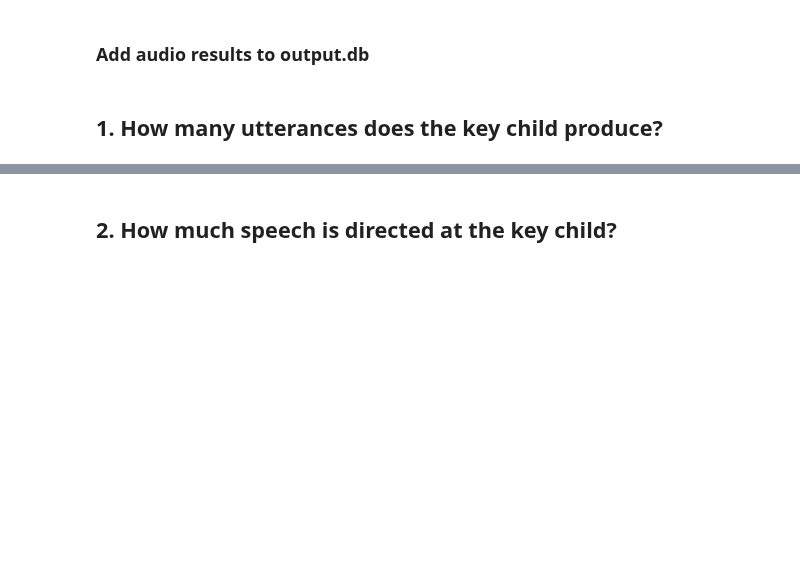
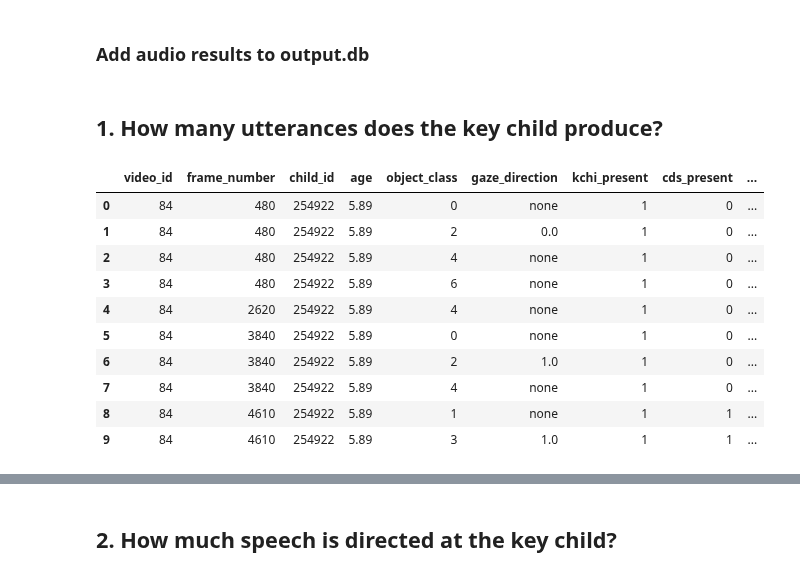
Before and after one commit to neleSuffo/naturalistic-social-analysis, a Jupyter notebook: notebooks/quantex_glmm.ipynb, the cells around one changed output, grey strips where cells are left out. Cells and saved outputs as stored; diff of their text form; code cells hidden in the pictures; blank space fills up the shorter version.

```diff
--- a/notebooks/quantex_glmm.ipynb
+++ b/notebooks/quantex_glmm.ipynb
@@ -157,0 +77,90 @@ utterance_01_df
+# %%
+
+query_01 = """
+WITH RandomSubjects AS (
+    SELECT DISTINCT s.child_id, s.video_name, v.video_id, s.age_at_recording
+    FROM Subjects s
+    JOIN Videos v ON s.video_name = v.video_path
+    ORDER BY RANDOM()
+    LIMIT 20
+),
+-- Ziehe alle möglichen Frames aus den Videos der RandomSubjects
+AllFrames AS (
+    SELECT
+        rs.child_id,
+        rs.video_id,
+        rs.age_at_recording,
+        f.frame_number
+    FROM RandomSubjects rs
+    JOIN (
+        -- Hier alle möglichen Frames pro Video bestimmen
+        SELECT video_id, frame_number
+        FROM Detections_with_speaker
+        GROUP BY video_id, frame_number
+    ) f ON rs.video_id = f.video_id
+),
+-- Ziehe zufällig 2000 Frames
+RandomFrames AS (
+    SELECT *
+    FROM AllFrames
+    ORDER BY RANDOM()
+    LIMIT 2000
+)
+SELECT
+    rf.video_id,
+    rf.frame_number,
+    rf.child_id,
+    rf.age_at_recording AS age,
+    COALESCE(d.object_class, 'none') AS object_class,
+    COALESCE(d.gaze_direction, 'none') AS gaze_direction,
+    COALESCE(d.KCHI, 0) AS kchi_present,
+    COALESCE(CASE WHEN d.FEM = 1 OR d.CHI = 1 OR d.MAL = 1 THEN 1 ELSE 0 END, 0) AS cds_present,
+    COALESCE(CASE WHEN d.proximity > 0.5 THEN 1 ELSE 0 END, 0) AS close_face_present,
+    COALESCE(CASE WHEN CAST(d.object_class AS INTEGER) = 0 THEN 1 ELSE 0 END, 0) AS child_present,
+    COALESCE(CASE WHEN CAST(d.object_class AS INTEGER) = 1 THEN 1 ELSE 0 END, 0) AS adult_present,
+    CASE
+        WHEN COALESCE(d.KCHI, 0) = 1
+             AND (
+                 COALESCE(d.FEM, 0) = 1 OR COALESCE(d.CHI, 0) = 1 OR COALESCE(d.MAL, 0) = 1
+                 OR COALESCE(d.proximity, 0) > 0.5
+                 OR COALESCE(CAST(d.object_class AS INTEGER), -1) = 0
+                 OR COALESCE(CAST(d.object_class AS INTEGER), -1) = 1
+             )
+            THEN 'social'
+        WHEN COALESCE(d.KCHI, 0) = 1 THEN 'alone'
+        ELSE 'none'
+    END AS play_context,
+    CASE
+        WHEN COALESCE(d.proximity, 0) > 0.5 THEN 'yes'
+        ELSE 'no'
+    END AS close_face_present_text,
+    CASE
+        WHEN COALESCE(CAST(d.object_class AS INTEGER), -1) = 1 THEN 'adult'
+        WHEN COALESCE(CAST(d.object_class AS INTEGER), -1) = 0 THEN 'child'
+        ELSE 'none'
+    END AS person_age_class
+FROM RandomFrames rf
+LEFT JOIN Detections_with_speaker d
+    ON rf.video_id = d.video_id
+   AND rf.frame_number = d.frame_number
+WHERE COALESCE(d.KCHI, 0) = 1
+ORDER BY rf.child_id, rf.video_id, rf.frame_number;
+"""
+
+# Load data
+with sqlite3.connect('/home/nele_pauline_suffo/outputs/detection_pipeline_results/detection_results.db') as conn:
+    utterance_01_df = pd.read_sql_query(query_01, conn)
+
+utterance_01_df.head(10)
+# %% [output]
+|  | video_id | frame_number | child_id | age | object_class | gaze_direction | kchi_present | cds_present | ... |
+| 0 | 84 | 480 | 254922 | 5.89 | 0 | none | 1 | 0 | ... |
+| 1 | 84 | 480 | 254922 | 5.89 | 2 | 0.0 | 1 | 0 | ... |
+| 2 | 84 | 480 | 254922 | 5.89 | 4 | none | 1 | 0 | ... |
+| 3 | 84 | 480 | 254922 | 5.89 | 6 | none | 1 | 0 | ... |
+| 4 | 84 | 2620 | 254922 | 5.89 | 4 | none | 1 | 0 | ... |
+| 5 | 84 | 3840 | 254922 | 5.89 | 0 | none | 1 | 0 | ... |
+| 6 | 84 | 3840 | 254922 | 5.89 | 2 | 1.0 | 1 | 0 | ... |
+| 7 | 84 | 3840 | 254922 | 5.89 | 4 | none | 1 | 0 | ... |
+| 8 | 84 | 4610 | 254922 | 5.89 | 1 | none | 1 | 1 | ... |
+| 9 | 84 | 4610 | 254922 | 5.89 | 3 | 1.0 | 1 | 1 | ... |
```
Also changed, not shown: parts of 8 cells of this notebook.
